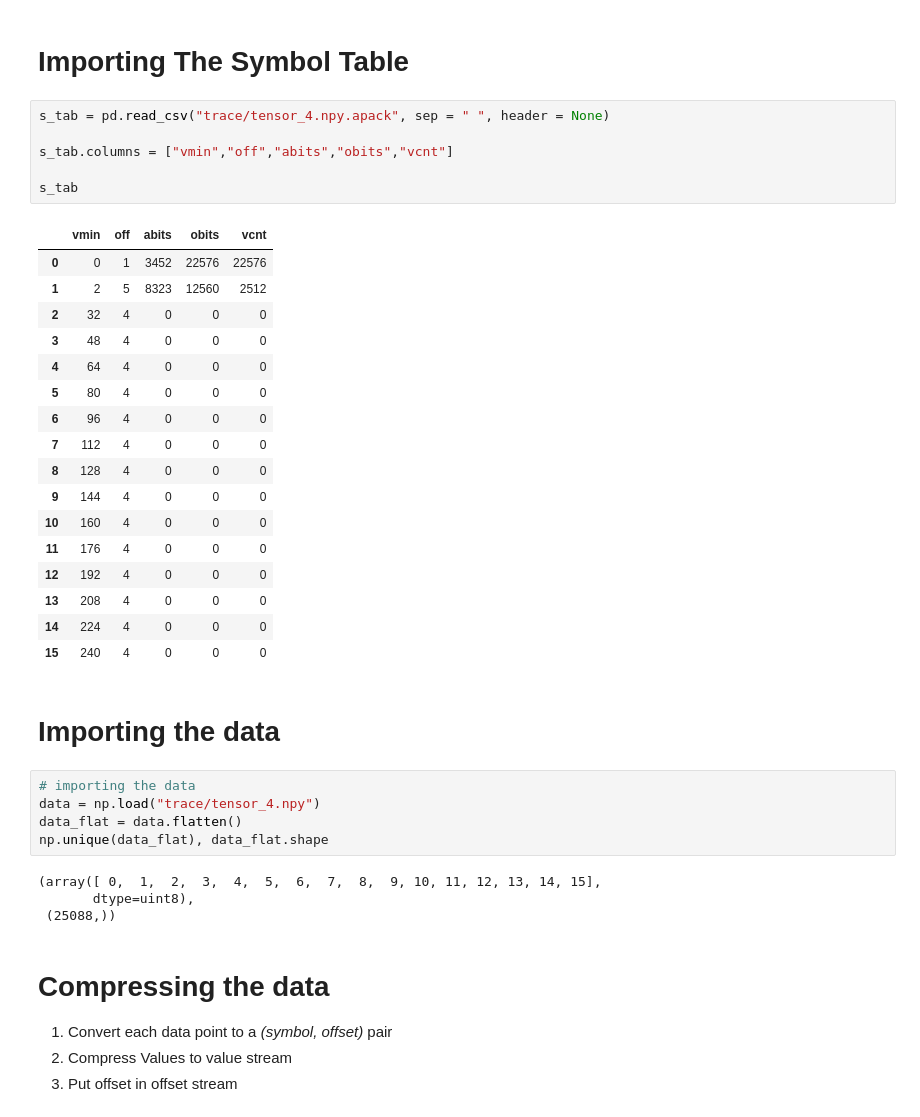
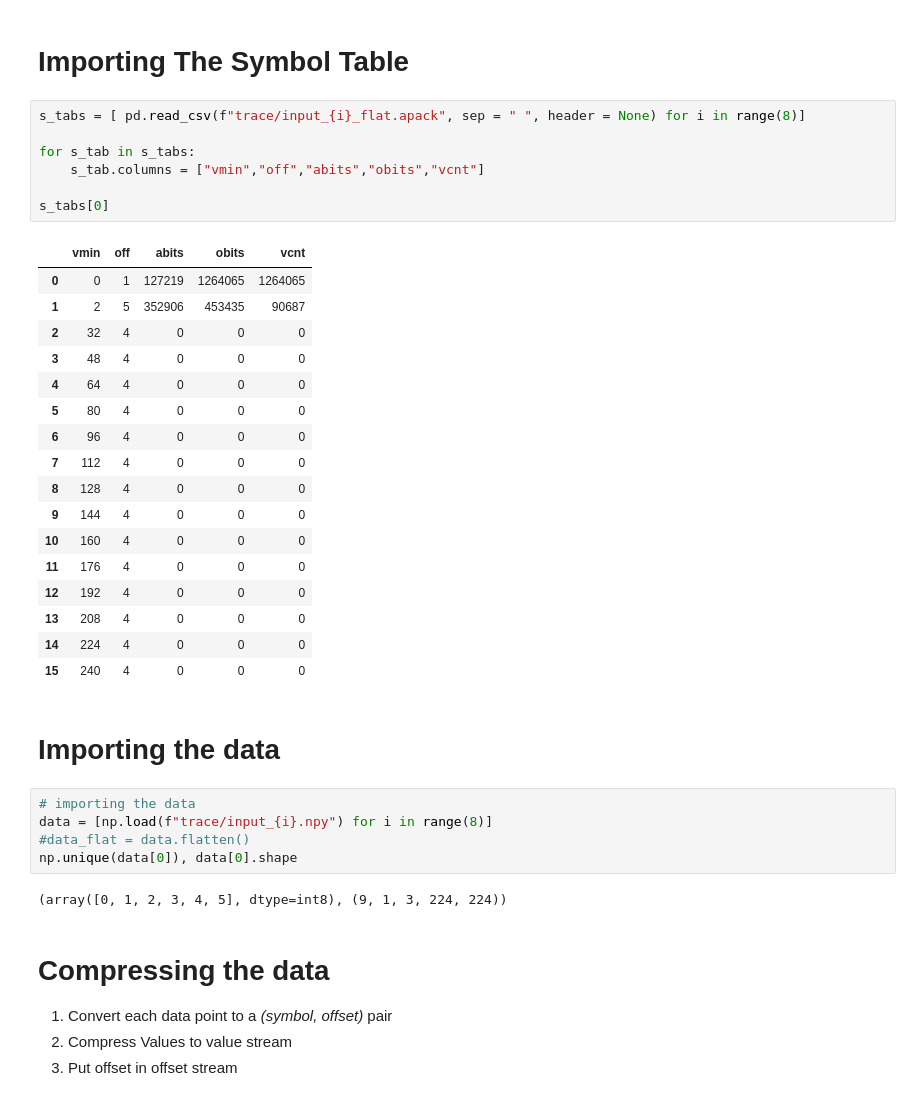
Before and after one commit to adamrt27/ANS_py, a Jupyter notebook: tANS_apack.ipynb, the cells around one changed output. Cells and saved outputs as stored; diff of their text form.

Commit message:
updated tANS_apack to handle multiple layers of data

```diff
--- a/tANS_apack.ipynb
+++ b/tANS_apack.ipynb
@@ -521,15 +521,16 @@ class Coder:
 # %% [markdown]
 # Importing The Symbol Table
 # %%
-s_tab = pd.read_csv("trace/tensor_4.npy.apack", sep = " ", header = None)
+s_tabs = [ pd.read_csv(f"trace/input_{i}_flat.apack", sep = " ", header = None) for i in range(8)]
 
-s_tab.columns = ["vmin","off","abits","obits","vcnt"]
+for s_tab in s_tabs:
+    s_tab.columns = ["vmin","off","abits","obits","vcnt"]
 
-s_tab
+s_tabs[0]
 # %% [output]
 |  | vmin | off | abits | obits | vcnt |
-| 0 | 0 | 1 | 3452 | 22576 | 22576 |
-| 1 | 2 | 5 | 8323 | 12560 | 2512 |
+| 0 | 0 | 1 | 127219 | 1264065 | 1264065 |
+| 1 | 2 | 5 | 352906 | 453435 | 90687 |
 | 2 | 32 | 4 | 0 | 0 | 0 |
 | 3 | 48 | 4 | 0 | 0 | 0 |
 | 4 | 64 | 4 | 0 | 0 | 0 |
@@ -548,13 +549,11 @@ s_tab
 # Importing the data
 # %%
 # importing the data
-data = np.load("trace/tensor_4.npy")
-data_flat = data.flatten()
-np.unique(data_flat), data_flat.shape
+data = [np.load(f"trace/input_{i}.npy") for i in range(8)]
+#data_flat = data.flatten()
+np.unique(data[0]), data[0].shape
 # %% [output]
-(array([ 0,  1,  2,  3,  4,  5,  6,  7,  8,  9, 10, 11, 12, 13, 14, 15],
-       dtype=uint8),
- (25088,))
+(array([0, 1, 2, 3, 4, 5], dtype=int8), (9, 1, 3, 224, 224))
 # %% [markdown]
 # Compressing the data
 
```
Also changed, not shown: parts of 6 cells of this notebook, 44 other files.
